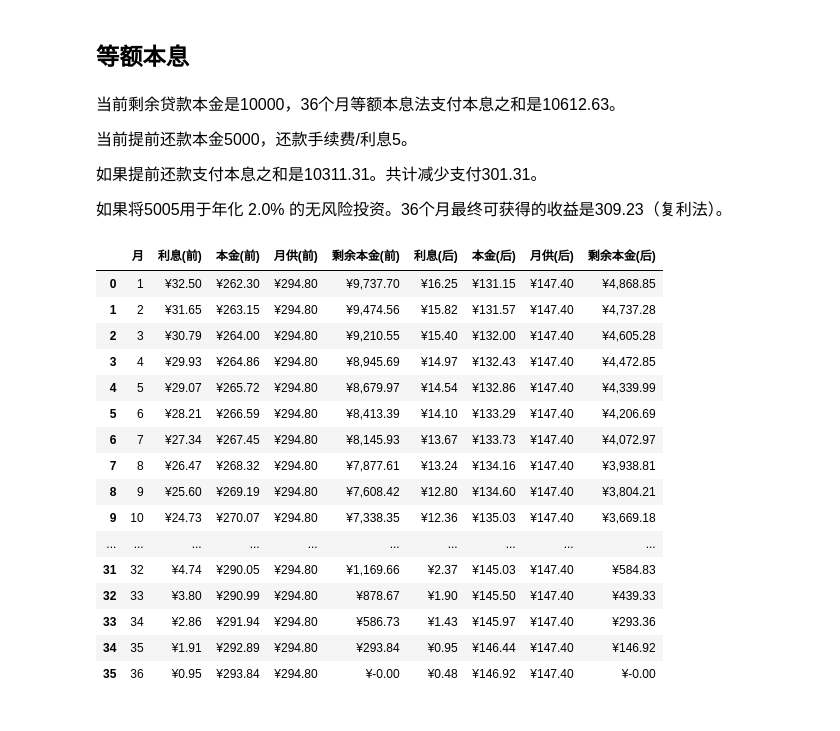
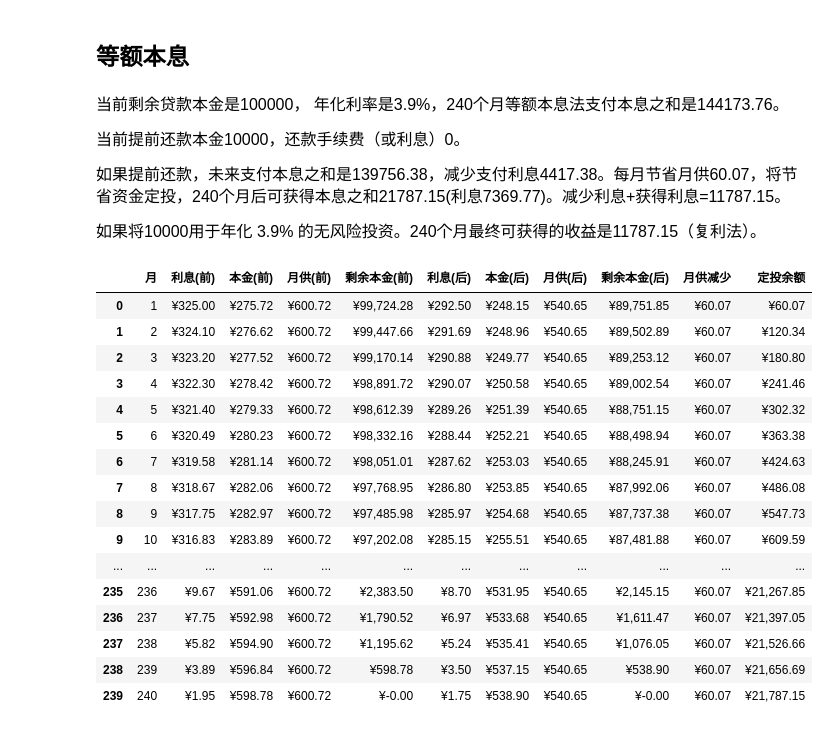
Before and after one commit to yszc/investment-tools, a Jupyter notebook: loan.ipynb, the cells around one changed output. Saved outputs shown, nothing was run; the diff lists cells and outputs as text; code cells hidden in the pictures.

```diff
--- a/loan.ipynb
+++ b/loan.ipynb
@@ -28,19 +32,19 @@ from IPython.display import Markdown
 
 
 # 贷款剩余本金
-principal_before = 10000
+principal_before = 100000
 # 年利率
 rate_year = 3.9/100
 # 贷款剩余期数
-term = 36
+term = 240
 
 # 提前还款的本金
-return_amount = 5000
+return_amount = 10000
 # 提前还款支付的手续费、利息
-return_intrest = 5
+return_intrest = 0
 
 # 机会成本计算(年利率)
-invest_intrest_year = 2/100
+invest_intrest_year = 3.9/100
 
 
 # 月利率计算
@@ -151,8 +173,7 @@ display(
 # %%
 monthly_before = (
     principal_before
-    * rate_month
-    * (1 + rate_month) ** term
+    * rate_month * (1 + rate_month) ** term
     / ((1 + rate_month) ** term - 1)
 )
 
@@ -163,22 +184,35 @@ monthly_after = (
     / ((1 + rate_month) ** term - 1)
 )
 
+monthly_investment_final = (monthly_before-monthly_after) * ((1 + invest_intrest_month) ** term - 1) / invest_intrest_month
+
 total_payments_before = monthly_before * term
 total_payments_after = monthly_after * term + return_amount + return_intrest
 
 display(
     Markdown(
-        ('<p style="font-size: 16px">当前剩余贷款本金是{}，{}个月等额本息法支付本息之和是{}。</p>'
-        +'<p style="font-size: 16px">当前提前还款本金{}，还款手续费/利息{}。</p>'
-        +'<p style="font-size: 16px">如果提前还款支付本息之和是{}。共计减少支付{}。</p>'
+        ('<p style="font-size: 16px">当前剩余贷款本金是{}， 年化利率是{}%，{}个月等额本息法支付本息之和是{}。</p>'
+        +'<p style="font-size: 16px">当前提前还款本金{}，还款手续费（或利息）{}。</p>'
+        +'<p style="font-size: 16px">如果提前还款，未来支付本息之和是{}，减少支付利息{}。每月节省月供{}，将节省资金定投，{}个月后可获得本息之和{}(利息{})。减少利息+获得利息={}。</p>'
         +'<p style="font-size: 16px">如果将{}用于年化 {}% 的无风险投资。{}个月最终可获得的收益是{}（复利法）。</p> ').format(
             round(principal_before, 2),
+            round(rate_year * 100, 2),
             term,
             round(total_payments_before, 2),
+
             round(return_amount, 2),
             round(return_intrest, 2),
+
             round(total_payments_after, 2),
             round(total_payments_before - total_payments_after, 2),
+            round(monthly_before - monthly_after, 2),
+            term,
+            round(monthly_investment_final, 2),
+            round(
+                monthly_investment_final - (monthly_before - monthly_after) * term,
+                2,
+            ),
+            round(monthly_investment_final - (monthly_before - monthly_after) * term + total_payments_before - total_payments_after, 2),
             round(return_amount + return_intrest, 2),
             round(invest_intrest_year * 100, 2),
             term,
@@ -194,6 +228,7 @@ display(
 remaining_before = principal_before
 remaining_after = principal_before - return_amount
 payments_data = []
+investment_balance = 0
 for month in range(term):
     interest_before = remaining_before * rate_month
     decrease_before = monthly_before - interest_before
@@ -202,52 +237,60 @@ for month in range(term):
     interest_after = remaining_after * rate_month
     decrease_after = monthly_after - interest_after
     remaining_after -= decrease_after
+
+    reduce_monthly = decrease_before+interest_before-(decrease_after+interest_after)
+    # investment_balance = (investment_balance + reduce_monthly)  * (1+invest_intrest_month)
+    investment_balance = investment_balance  * (1+invest_intrest_month) + reduce_monthly
 
     payments_data.append(
         {
             "月": month + 1,
             "利息(前)": interest_before,
             "本金(前)": decrease_before,
             "月供(前)": interest_before + decrease_before,
             "剩余本金(前)": remaining_before,
             "利息(后)": interest_after,
             "本金(后)": decrease_after,
             "月供(后)": interest_after + decrease_after,
             "剩余本金(后)": remaining_after,
+            "月供减少": reduce_monthly,
+            "定投余额": investment_balance,
         }
     )
 
 df = pd.DataFrame(payments_data)
 display(
     df.style.format(
         {
             "本金(前)": "¥{:,.2f}",
             "利息(前)": "¥{:,.2f}",
             "月供(前)": "¥{:,.2f}",
             "剩余本金(前)": "¥{:,.2f}",
             "本金(后)": "¥{:,.2f}",
             "利息(后)": "¥{:,.2f}",
             "月供(后)": "¥{:,.2f}",
             "剩余本金(后)": "¥{:,.2f}",
+            "月供减少": "¥{:,.2f}",
+            "定投余额": "¥{:,.2f}",
         }
     )
 )
 # %% [output]
-<p style="font-size: 16px">当前剩余贷款本金是10000，36个月等额本息法支付本息之和是10612.63。</p><p style="font-size: 16px">当前提前还款本金5000，还款手续费/利息5。</p><p style="font-size: 16px">如果提前还款支付本息之和是10311.31。共计减少支付301.31。</p><p style="font-size: 16px">如果将5005用于年化 2.0% 的无风险投资。36个月最终可获得的收益是309.23（复利法）。</p>
+<p style="font-size: 16px">当前剩余贷款本金是100000， 年化利率是3.9%，240个月等额本息法支付本息之和是144173.76。</p><p style="font-size: 16px">当前提前还款本金10000，还款手续费（或利息）0。</p><p style="font-size: 16px">如果提前还款，未来支付本息之和是139756.38，减少支付利息4417.38。每月节省月供60.07，将节省资金定投，240个月后可获得本息之和21787.15(利息7369.77)。减少利息+获得利息=11787.15。</p><p style="font-size: 16px">如果将10000用于年化 3.9% 的无风险投资。240个月最终可获得的收益是11787.15（复利法）。</p>
-|  | 月 | 利息(前) | 本金(前) | 月供(前) | 剩余本金(前) | 利息(后) | 本金(后) | 月供(后) | 剩余本金(后) |
-| 0 | 1 | ¥32.50 | ¥262.30 | ¥294.80 | ¥9,737.70 | ¥16.25 | ¥131.15 | ¥147.40 | ¥4,868.85 |
-| 1 | 2 | ¥31.65 | ¥263.15 | ¥294.80 | ¥9,474.56 | ¥15.82 | ¥131.57 | ¥147.40 | ¥4,737.28 |
-| 2 | 3 | ¥30.79 | ¥264.00 | ¥294.80 | ¥9,210.55 | ¥15.40 | ¥132.00 | ¥147.40 | ¥4,605.28 |
-| 3 | 4 | ¥29.93 | ¥264.86 | ¥294.80 | ¥8,945.69 | ¥14.97 | ¥132.43 | ¥147.40 | ¥4,472.85 |
-| 4 | 5 | ¥29.07 | ¥265.72 | ¥294.80 | ¥8,679.97 | ¥14.54 | ¥132.86 | ¥147.40 | ¥4,339.99 |
-| 5 | 6 | ¥28.21 | ¥266.59 | ¥294.80 | ¥8,413.39 | ¥14.10 | ¥133.29 | ¥147.40 | ¥4,206.69 |
-| 6 | 7 | ¥27.34 | ¥267.45 | ¥294.80 | ¥8,145.93 | ¥13.67 | ¥133.73 | ¥147.40 | ¥4,072.97 |
-| 7 | 8 | ¥26.47 | ¥268.32 | ¥294.80 | ¥7,877.61 | ¥13.24 | ¥134.16 | ¥147.40 | ¥3,938.81 |
-| 8 | 9 | ¥25.60 | ¥269.19 | ¥294.80 | ¥7,608.42 | ¥12.80 | ¥134.60 | ¥147.40 | ¥3,804.21 |
-| 9 | 10 | ¥24.73 | ¥270.07 | ¥294.80 | ¥7,338.35 | ¥12.36 | ¥135.03 | ¥147.40 | ¥3,669.18 |
-| ... | ... | ... | ... | ... | ... | ... | ... | ... | ... |
-| 31 | 32 | ¥4.74 | ¥290.05 | ¥294.80 | ¥1,169.66 | ¥2.37 | ¥145.03 | ¥147.40 | ¥584.83 |
-| 32 | 33 | ¥3.80 | ¥290.99 | ¥294.80 | ¥878.67 | ¥1.90 | ¥145.50 | ¥147.40 | ¥439.33 |
-| 33 | 34 | ¥2.86 | ¥291.94 | ¥294.80 | ¥586.73 | ¥1.43 | ¥145.97 | ¥147.40 | ¥293.36 |
-| 34 | 35 | ¥1.91 | ¥292.89 | ¥294.80 | ¥293.84 | ¥0.95 | ¥146.44 | ¥147.40 | ¥146.92 |
-| 35 | 36 | ¥0.95 | ¥293.84 | ¥294.80 | ¥-0.00 | ¥0.48 | ¥146.92 | ¥147.40 | ¥-0.00 |
+|  | 月 | 利息(前) | 本金(前) | 月供(前) | 剩余本金(前) | 利息(后) | 本金(后) | 月供(后) | 剩余本金(后) | 月供减少 | 定投余额 |
+| 0 | 1 | ¥325.00 | ¥275.72 | ¥600.72 | ¥99,724.28 | ¥292.50 | ¥248.15 | ¥540.65 | ¥89,751.85 | ¥60.07 | ¥60.07 |
+| 1 | 2 | ¥324.10 | ¥276.62 | ¥600.72 | ¥99,447.66 | ¥291.69 | ¥248.96 | ¥540.65 | ¥89,502.89 | ¥60.07 | ¥120.34 |
+| 2 | 3 | ¥323.20 | ¥277.52 | ¥600.72 | ¥99,170.14 | ¥290.88 | ¥249.77 | ¥540.65 | ¥89,253.12 | ¥60.07 | ¥180.80 |
+| 3 | 4 | ¥322.30 | ¥278.42 | ¥600.72 | ¥98,891.72 | ¥290.07 | ¥250.58 | ¥540.65 | ¥89,002.54 | ¥60.07 | ¥241.46 |
+| 4 | 5 | ¥321.40 | ¥279.33 | ¥600.72 | ¥98,612.39 | ¥289.26 | ¥251.39 | ¥540.65 | ¥88,751.15 | ¥60.07 | ¥302.32 |
+| 5 | 6 | ¥320.49 | ¥280.23 | ¥600.72 | ¥98,332.16 | ¥288.44 | ¥252.21 | ¥540.65 | ¥88,498.94 | ¥60.07 | ¥363.38 |
+| 6 | 7 | ¥319.58 | ¥281.14 | ¥600.72 | ¥98,051.01 | ¥287.62 | ¥253.03 | ¥540.65 | ¥88,245.91 | ¥60.07 | ¥424.63 |
+| 7 | 8 | ¥318.67 | ¥282.06 | ¥600.72 | ¥97,768.95 | ¥286.80 | ¥253.85 | ¥540.65 | ¥87,992.06 | ¥60.07 | ¥486.08 |
+| 8 | 9 | ¥317.75 | ¥282.97 | ¥600.72 | ¥97,485.98 | ¥285.97 | ¥254.68 | ¥540.65 | ¥87,737.38 | ¥60.07 | ¥547.73 |
+| 9 | 10 | ¥316.83 | ¥283.89 | ¥600.72 | ¥97,202.08 | ¥285.15 | ¥255.51 | ¥540.65 | ¥87,481.88 | ¥60.07 | ¥609.59 |
+| ... | ... | ... | ... | ... | ... | ... | ... | ... | ... | ... | ... |
+| 235 | 236 | ¥9.67 | ¥591.06 | ¥600.72 | ¥2,383.50 | ¥8.70 | ¥531.95 | ¥540.65 | ¥2,145.15 | ¥60.07 | ¥21,267.85 |
+| 236 | 237 | ¥7.75 | ¥592.98 | ¥600.72 | ¥1,790.52 | ¥6.97 | ¥533.68 | ¥540.65 | ¥1,611.47 | ¥60.07 | ¥21,397.05 |
+| 237 | 238 | ¥5.82 | ¥594.90 | ¥600.72 | ¥1,195.62 | ¥5.24 | ¥535.41 | ¥540.65 | ¥1,076.05 | ¥60.07 | ¥21,526.66 |
+| 238 | 239 | ¥3.89 | ¥596.84 | ¥600.72 | ¥598.78 | ¥3.50 | ¥537.15 | ¥540.65 | ¥538.90 | ¥60.07 | ¥21,656.69 |
+| 239 | 240 | ¥1.95 | ¥598.78 | ¥600.72 | ¥-0.00 | ¥1.75 | ¥538.90 | ¥540.65 | ¥-0.00 | ¥60.07 | ¥21,787.15 |
```
Also changed, not shown: parts of 2 cells of this notebook.
